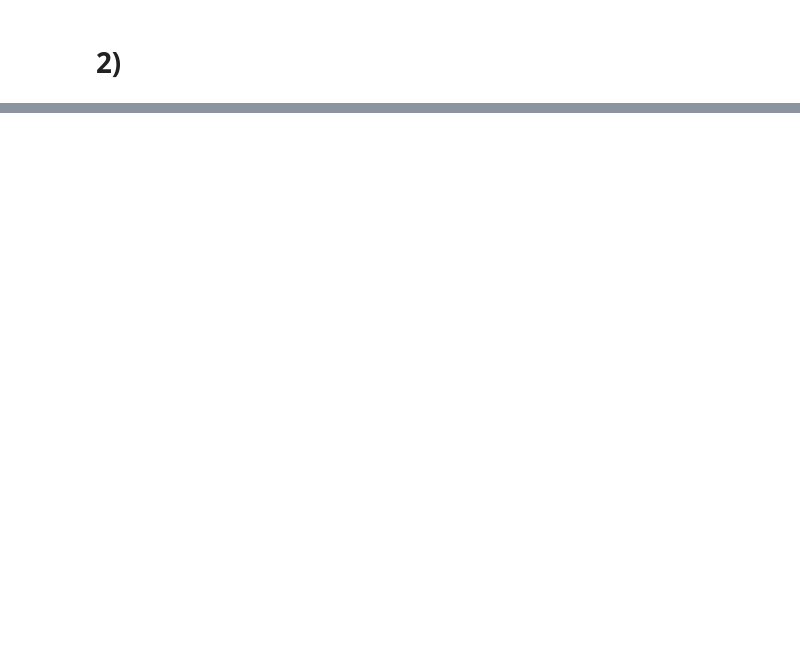
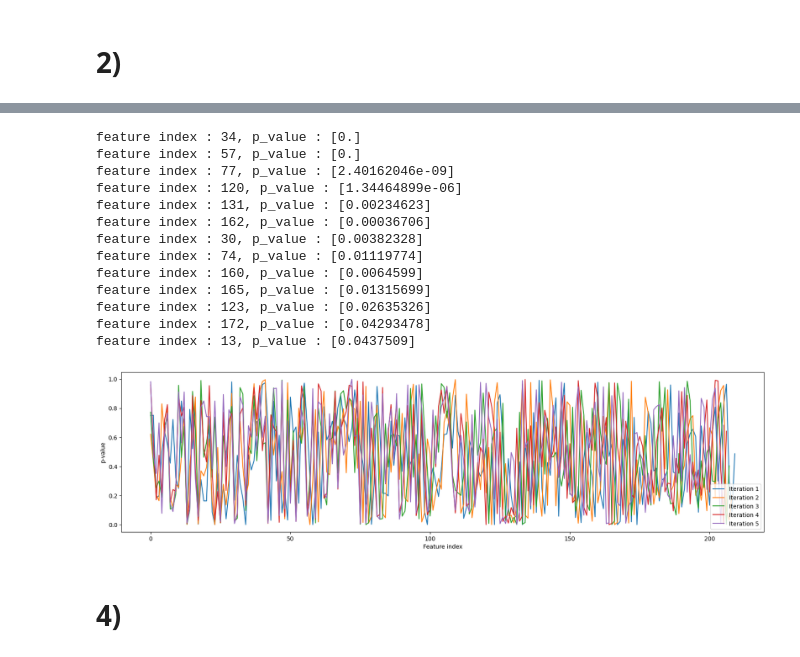
Before and after one commit to kjle/TelecomParis_Promo2025, a Jupyter notebook: SD-TSIA204/TP2/sd-tsia204_lab2_kang_jiale.ipynb, the cells around one changed output, grey strips where cells are left out. Drawn from its saved outputs; the diff is of its cells as text; code cells hidden in the pictures; blank space fills up the shorter version.

```diff
--- a/SD-TSIA204/TP2/sd-tsia204_lab2_kang_jiale.ipynb
+++ b/SD-TSIA204/TP2/sd-tsia204_lab2_kang_jiale.ipynb
@@ -137,0 +94,20 @@ AttributeError: 'numpy.ndarray' object has no attribute 'columns'
+# %%
+data = pd.read_csv("data.csv", sep=",", header=None)
+
+# Set the random seed to 0
+np.random.seed(0)
+
+X_train, X_test, y_train, y_test = train_test_split(data.drop(210, axis=1), data[210], test_size=0.25, random_state=0)
+
+scaler = StandardScaler()
+X_train_scaled = scaler.fit_transform(X_train)
+X_test_scaled = scaler.transform(X_test) # do not fit test set
+y_train_scaled = scaler.fit_transform(y_train.values.reshape(-1, 1)).ravel()
+# y_train_scaled = scaler.fit_transform(y_train.values.reshape(-1, 1))
+y_test_scaled = scaler.transform(y_test.values.reshape(-1, 1)).ravel() # do not fit test set
+
+# display(np.mean(y_train_scaled, axis=0))
+
+# Fit a regular OLS
+reg = LinearRegression(fit_intercept=False).fit(X_train_scaled, y_train_scaled)
+# print(f'R^2 = {reg.score(X_test_scaled, y_test_scaled)}')
@@ -137,0 +167,60 @@ AttributeError: 'numpy.ndarray' object has no attribute 'columns'
+# %%
+def forward_variable_selection(X, y, p_value_threshold=0.05, show_flag=False, plot_iter=5):
+    '''
+        X : numpy array of shape (n, p)
+        y : numpy array of shape (n, 1)
+        verbose : boolean
+        p_value_threshold : float
+    '''
+
+    n, p = X.shape
+    remaining_features = list(range(0, p))
+    chosed_features = []
+    X_temp = X.copy()
+    y_temp = y.copy().ravel()
+
+    for i in range(p):
+
+        plot_flag = False
+        if (plot_iter != 0) and (i < plot_iter):
+            plot_flag = True
+            plot_label = f'Iteration {i + 1}'
+
+        min_feature_idx, min_p_value, x_min, theta = choose_single_variable(X_temp, y_temp, plot_flag, plot_label)
+
+        if min_p_value > p_value_threshold:
+            break
+
+        if show_flag:
+            print(f'feature index : {min_feature_idx}, p_value : {min_p_value}')
+
+        y_temp = y_temp - theta * x_min
+
+        chosed_features.append([min_feature_idx, min_p_value])
+        X_temp = np.delete(X_temp, min_feature_idx, axis=1)
+        remaining_features.remove(min_feature_idx)
+
+    return chosed_features
+
+plt.figure(figsize=(20, 5))
+forward_variable_selection(X_train_scaled, y_train_scaled, p_value_threshold=0.05, show_flag=True, plot_iter=5)
+plt.xlabel('Feature index')
+plt.ylabel('p-value')
+plt.show()
+# %% [output]
+feature index : 34, p_value : [0.]
+feature index : 57, p_value : [0.]
+feature index : 77, p_value : [2.40162046e-09]
+feature index : 120, p_value : [1.34464899e-06]
+feature index : 131, p_value : [0.00234623]
+feature index : 162, p_value : [0.00036706]
+feature index : 30, p_value : [0.00382328]
+feature index : 74, p_value : [0.01119774]
+feature index : 160, p_value : [0.0064599]
+feature index : 165, p_value : [0.01315699]
+feature index : 123, p_value : [0.02635326]
+feature index : 172, p_value : [0.04293478]
+feature index : 13, p_value : [0.0437509]
+[figure, added]
+# %% [markdown]
+# 4)
```
Also changed, not shown: parts of 12 cells of this notebook, 22 other files.
